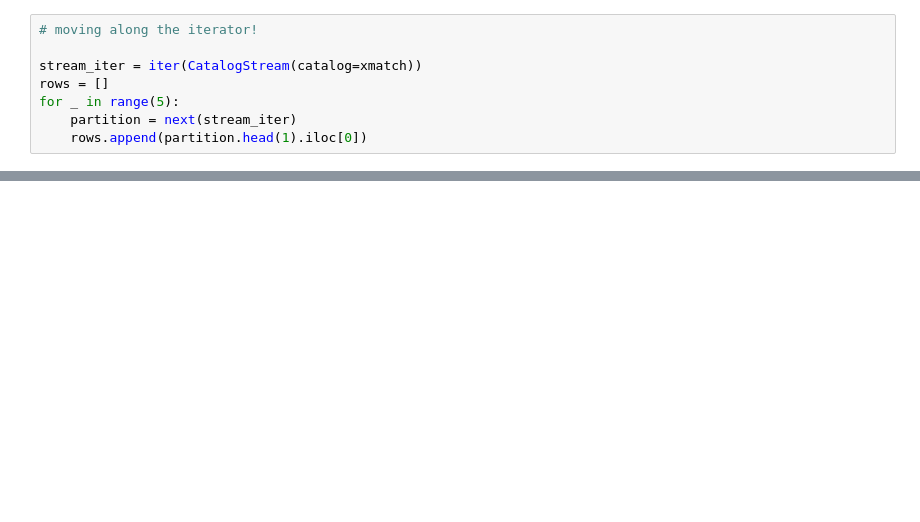
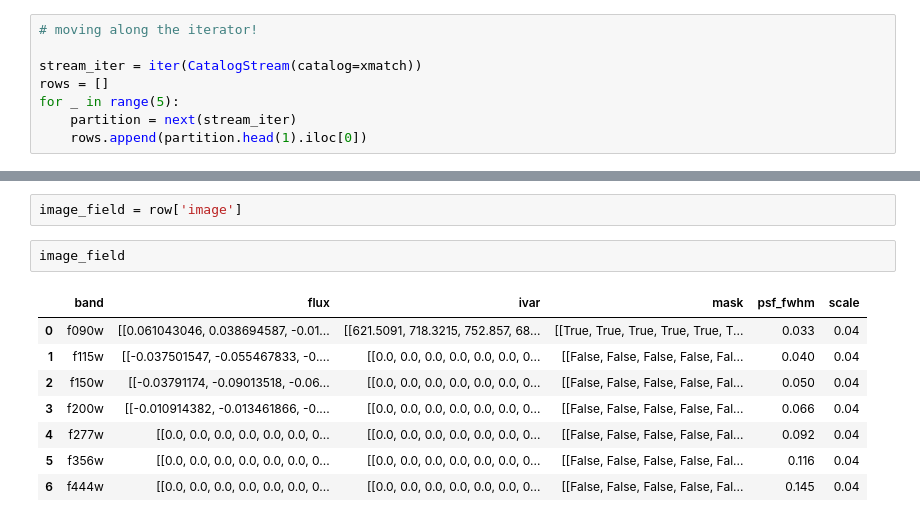
Before and after one commit to Infonioknight/Astrobridge-Meddling, a Jupyter notebook: sandbox.ipynb, the cells around one changed output, grey strips where cells are left out. Drawn from its saved outputs; the diff is of its cells as text; blank space fills up the shorter version.

```diff
--- a/sandbox.ipynb
+++ b/sandbox.ipynb
@@ -166,0 +139,13 @@ s
+# %%
+image_field = row['image']
+# %%
+image_field
+# %% [output]
+|  | band | flux | ivar | mask | psf_fwhm | scale |
+| 0 | f090w | [[0.061043046, 0.038694587, -0.01... | [[621.5091, 718.3215, 752.857, 68... | [[True, True, True, True, True, T... | 0.033 | 0.04 |
+| 1 | f115w | [[-0.037501547, -0.055467833, -0.... | [[0.0, 0.0, 0.0, 0.0, 0.0, 0.0, 0... | [[False, False, False, False, Fal... | 0.040 | 0.04 |
+| 2 | f150w | [[-0.03791174, -0.09013518, -0.06... | [[0.0, 0.0, 0.0, 0.0, 0.0, 0.0, 0... | [[False, False, False, False, Fal... | 0.050 | 0.04 |
+| 3 | f200w | [[-0.010914382, -0.013461866, -0.... | [[0.0, 0.0, 0.0, 0.0, 0.0, 0.0, 0... | [[False, False, False, False, Fal... | 0.066 | 0.04 |
+| 4 | f277w | [[0.0, 0.0, 0.0, 0.0, 0.0, 0.0, 0... | [[0.0, 0.0, 0.0, 0.0, 0.0, 0.0, 0... | [[False, False, False, False, Fal... | 0.092 | 0.04 |
+| 5 | f356w | [[0.0, 0.0, 0.0, 0.0, 0.0, 0.0, 0... | [[0.0, 0.0, 0.0, 0.0, 0.0, 0.0, 0... | [[False, False, False, False, Fal... | 0.116 | 0.04 |
+| 6 | f444w | [[0.0, 0.0, 0.0, 0.0, 0.0, 0.0, 0... | [[0.0, 0.0, 0.0, 0.0, 0.0, 0.0, 0... | [[False, False, False, False, Fal... | 0.145 | 0.04 |
```
Also changed, not shown: parts of 11 cells of this notebook, 28 other files.
